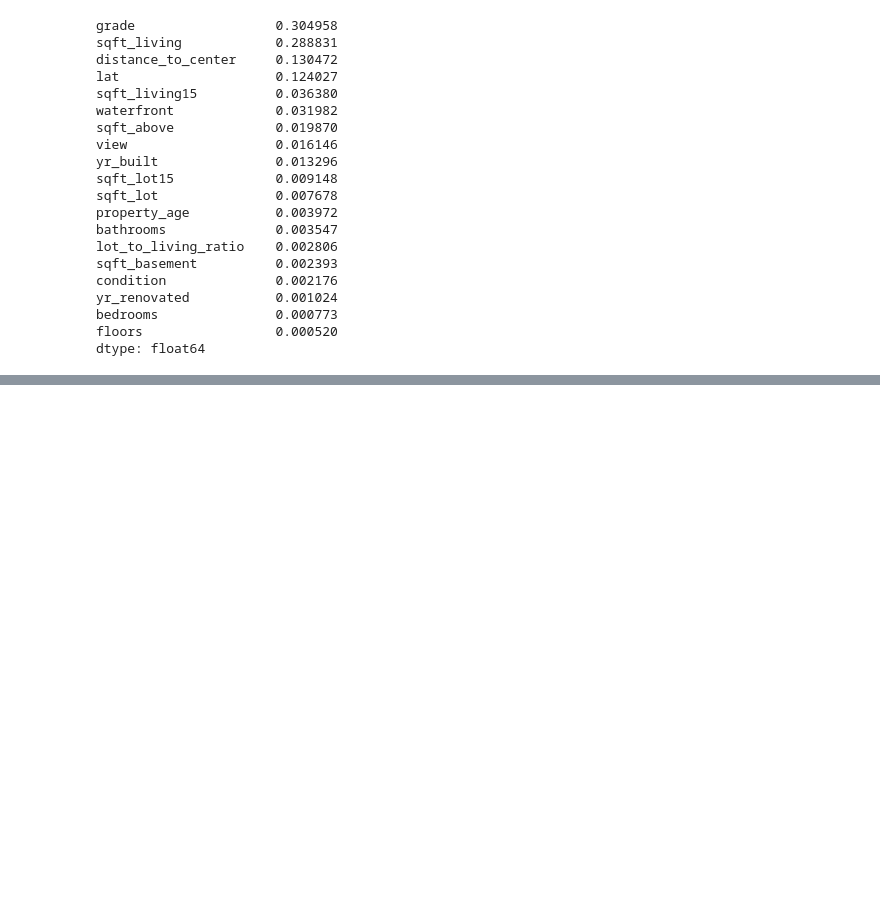
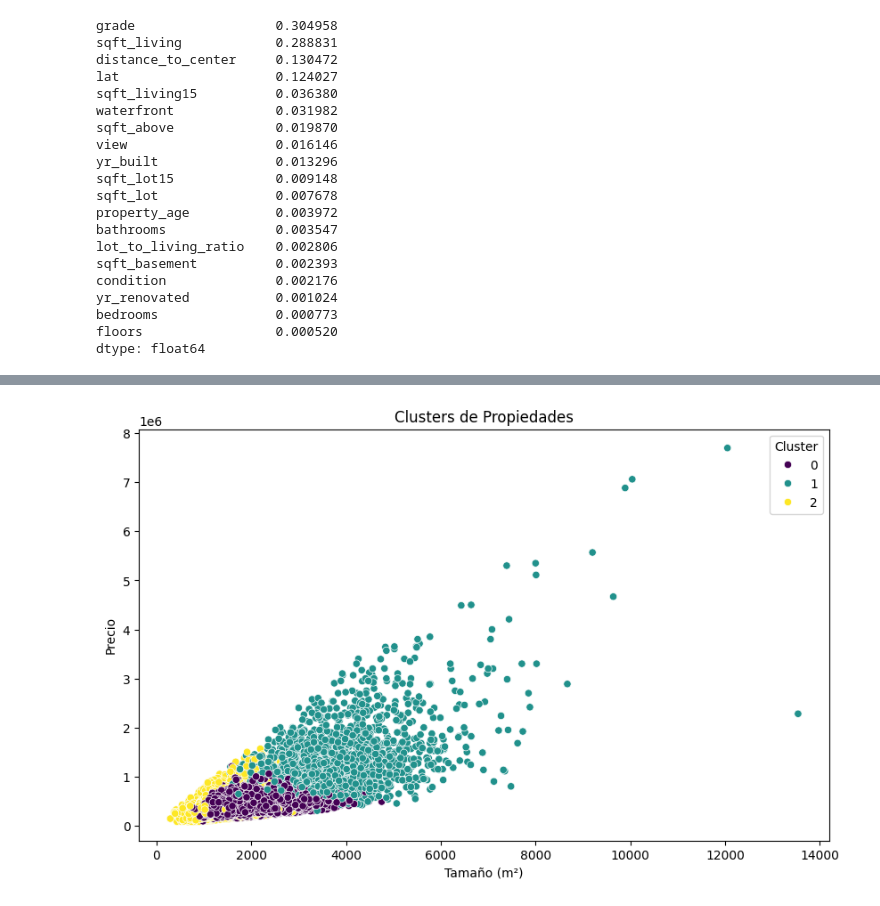
Before and after one commit to papuinoook94/Home_Price_ML, a Jupyter notebook: notebooks/03 - Entrenamiento_Evaluación.ipynb, the cells around one changed output, grey strips where cells are left out. Cells and saved outputs as stored; diff of their text form; code cells hidden in the pictures; blank space fills up the shorter version.

```diff
--- a/notebooks/03 - Entrenamiento_Evaluación.ipynb
+++ b/notebooks/03 - Entrenamiento_Evaluación.ipynb
@@ -306,0 +354,15 @@ dtype: float64
+# %%
+# Aplicar K-Means con 3 clusters
+optimal_k = 3
+kmeans = KMeans(n_clusters=optimal_k, random_state=42)
+housing_df['Cluster'] = kmeans.fit_predict(scaled_features)
+
+# Visualización de clusters
+plt.figure(figsize=(10, 6))
+sns.scatterplot(x=features["sqft_living"], y=features["price"], hue=housing_df['Cluster'], palette='viridis')
+plt.xlabel('Tamaño (m²)')
+plt.ylabel('Precio')
+plt.title('Clusters de Propiedades')
+plt.show()
+# %% [output]
+[figure, added]
```
Also changed, not shown: parts of 14 cells of this notebook.
